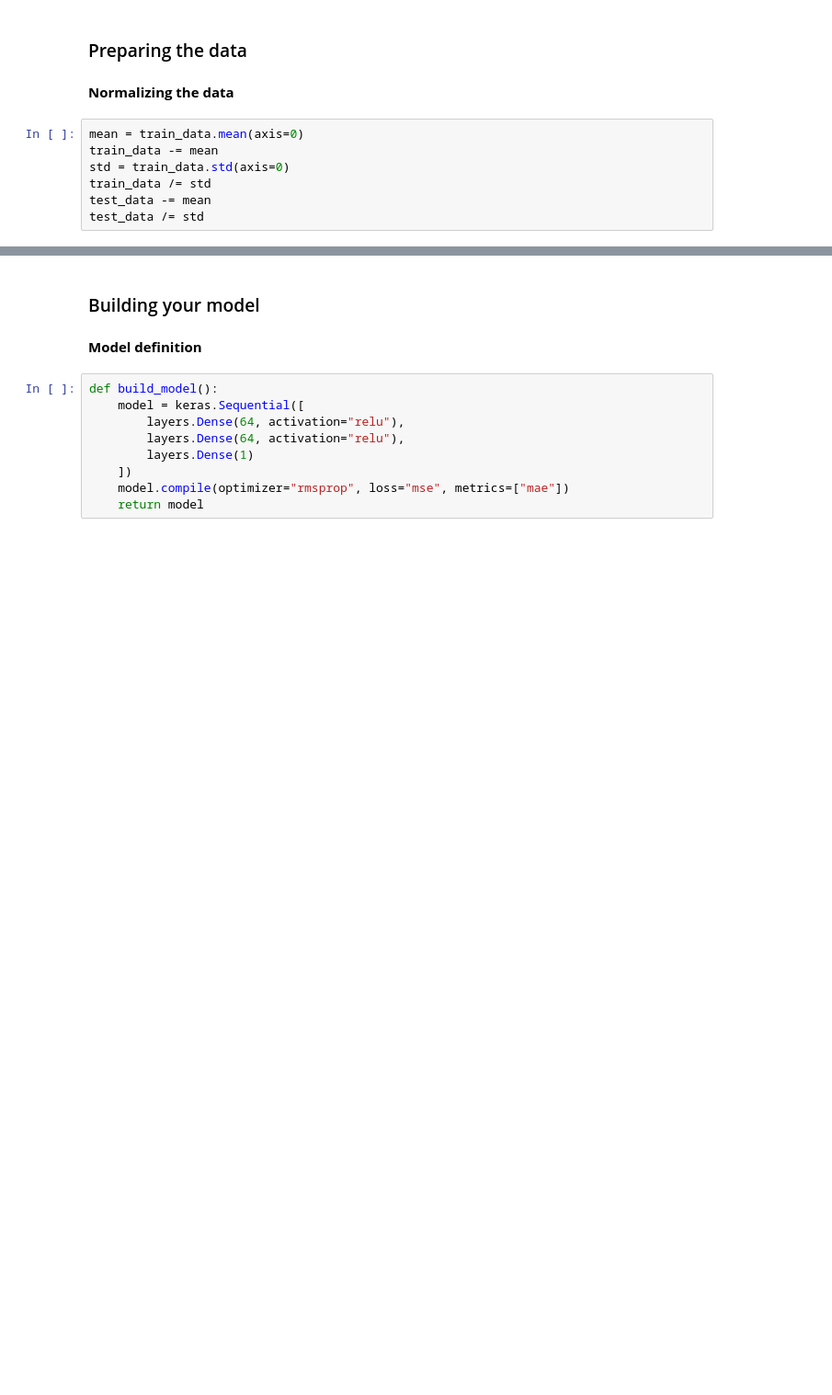
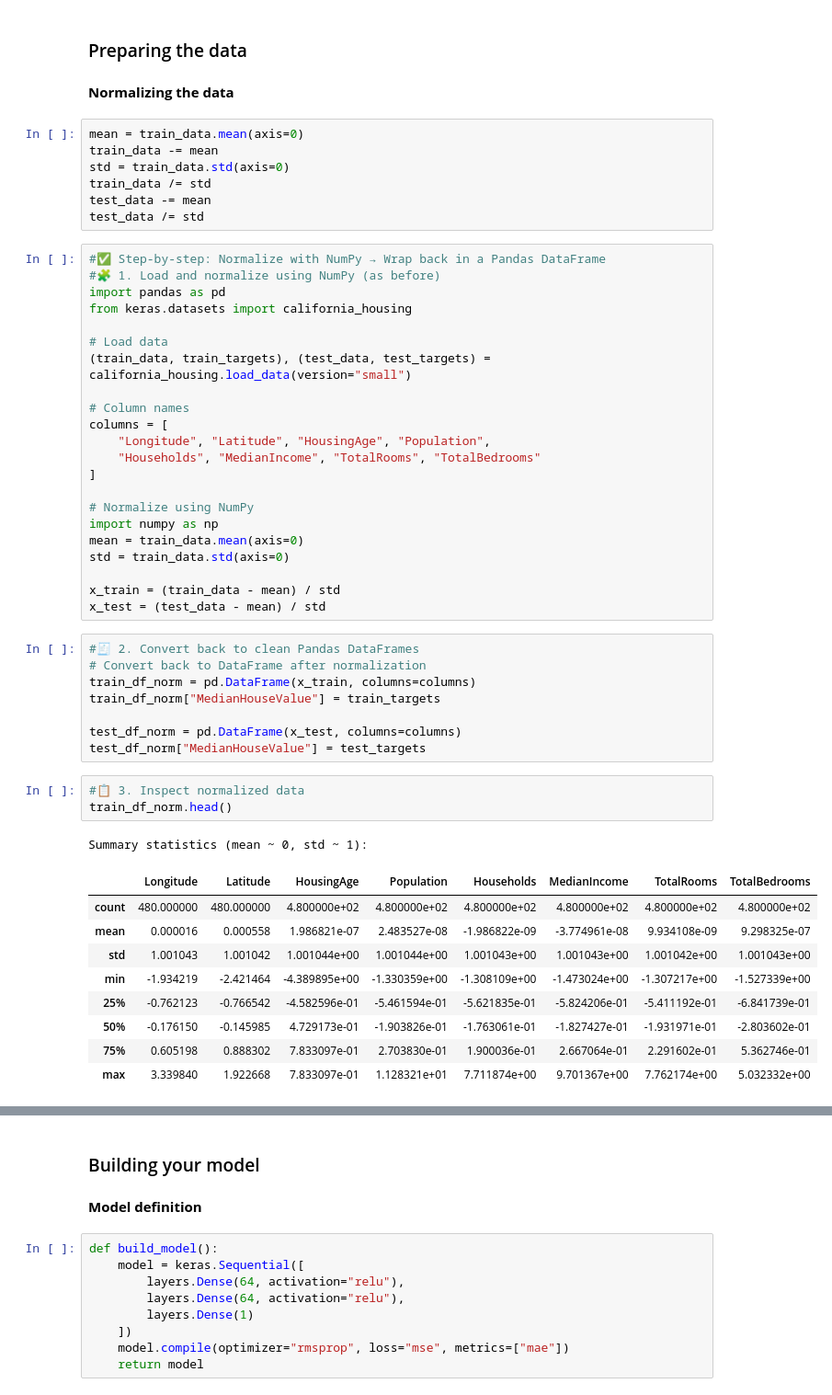
Before and after one commit to PhonxayMax/5_Deep-Learning-with-Python_Francois-Chollet, a Jupyter notebook: CH4_chapter04_getting_started_with_neural_networks.ipynb, the cells around one changed output, grey strips where cells are left out. Shown at 92% size. Cells and saved outputs as stored; diff of their text form; blank space fills up the shorter version.

```diff
--- a/CH4_chapter04_getting_started_with_neural_networks.ipynb
+++ b/CH4_chapter04_getting_started_with_neural_networks.ipynb
@@ -621,3 +856,47 @@ std = train_data.std(axis=0)
 train_data /= std
 test_data -= mean
 test_data /= std
+# %%
+#✅ Step-by-step: Normalize with NumPy → Wrap back in a Pandas DataFrame
+#🧩 1. Load and normalize using NumPy (as before)
+import pandas as pd
+from keras.datasets import california_housing
+
+# Load data
+(train_data, train_targets), (test_data, test_targets) = california_housing.load_data(version="small")
+
+# Column names
+columns = [
+    "Longitude", "Latitude", "HousingAge", "Population",
+    "Households", "MedianIncome", "TotalRooms", "TotalBedrooms"
+]
+
+# Normalize using NumPy
+import numpy as np
+mean = train_data.mean(axis=0)
+std = train_data.std(axis=0)
+
+x_train = (train_data - mean) / std
+x_test = (test_data - mean) / std
+# %%
+#🧾 2. Convert back to clean Pandas DataFrames
+# Convert back to DataFrame after normalization
+train_df_norm = pd.DataFrame(x_train, columns=columns)
+train_df_norm["MedianHouseValue"] = train_targets
+
+test_df_norm = pd.DataFrame(x_test, columns=columns)
+test_df_norm["MedianHouseValue"] = test_targets
+# %%
+#📋 3. Inspect normalized data
+train_df_norm.head()
+# %% [output]
+Summary statistics (mean ~ 0, std ~ 1):
+|  | Longitude | Latitude | HousingAge | Population | Households | MedianIncome | TotalRooms | TotalBedrooms |
+| count | 480.000000 | 480.000000 | 4.800000e+02 | 4.800000e+02 | 4.800000e+02 | 4.800000e+02 | 4.800000e+02 | 4.800000e+02 |
+| mean | 0.000016 | 0.000558 | 1.986821e-07 | 2.483527e-08 | -1.986822e-09 | -3.774961e-08 | 9.934108e-09 | 9.298325e-07 |
+| std | 1.001043 | 1.001042 | 1.001044e+00 | 1.001044e+00 | 1.001043e+00 | 1.001043e+00 | 1.001042e+00 | 1.001043e+00 |
+| min | -1.934219 | -2.421464 | -4.389895e+00 | -1.330359e+00 | -1.308109e+00 | -1.473024e+00 | -1.307217e+00 | -1.527339e+00 |
+| 25% | -0.762123 | -0.766542 | -4.582596e-01 | -5.461594e-01 | -5.621835e-01 | -5.824206e-01 | -5.411192e-01 | -6.841739e-01 |
+| 50% | -0.176150 | -0.145985 | 4.729173e-01 | -1.903826e-01 | -1.763061e-01 | -1.827427e-01 | -1.931971e-01 | -2.803602e-01 |
+| 75% | 0.605198 | 0.888302 | 7.833097e-01 | 2.703830e-01 | 1.900036e-01 | 2.667064e-01 | 2.291602e-01 | 5.362746e-01 |
+| max | 3.339840 | 1.922668 | 7.833097e-01 | 1.128321e+01 | 7.711874e+00 | 9.701367e+00 | 7.762174e+00 | 5.032332e+00 |
```
Also changed, not shown: parts of 32 cells of this notebook.
